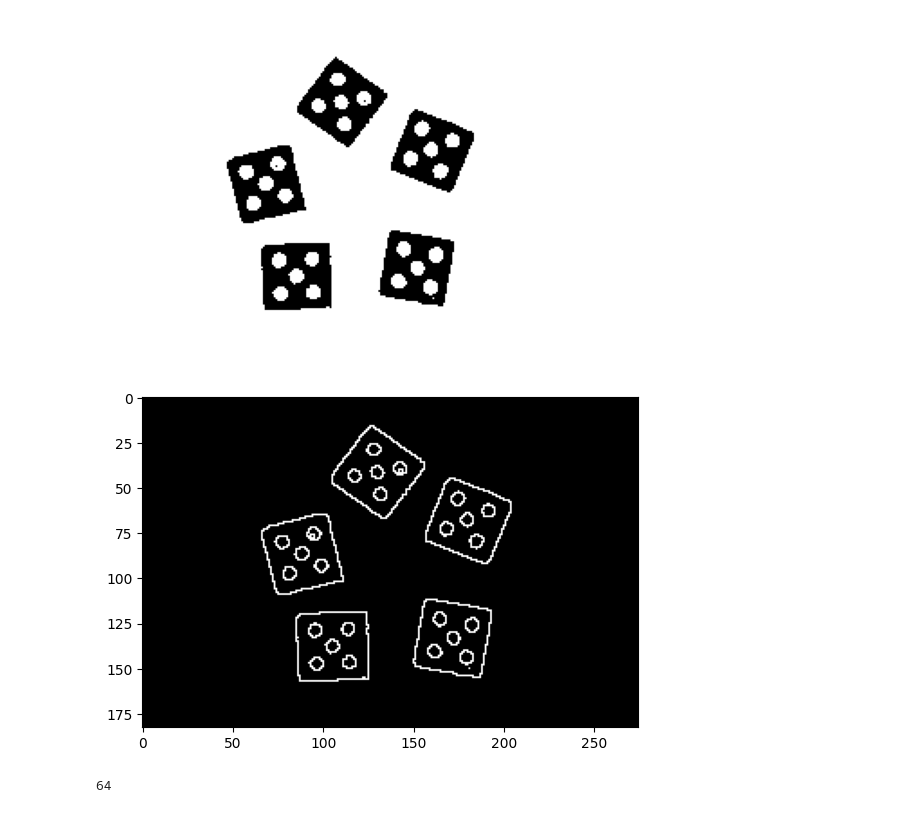
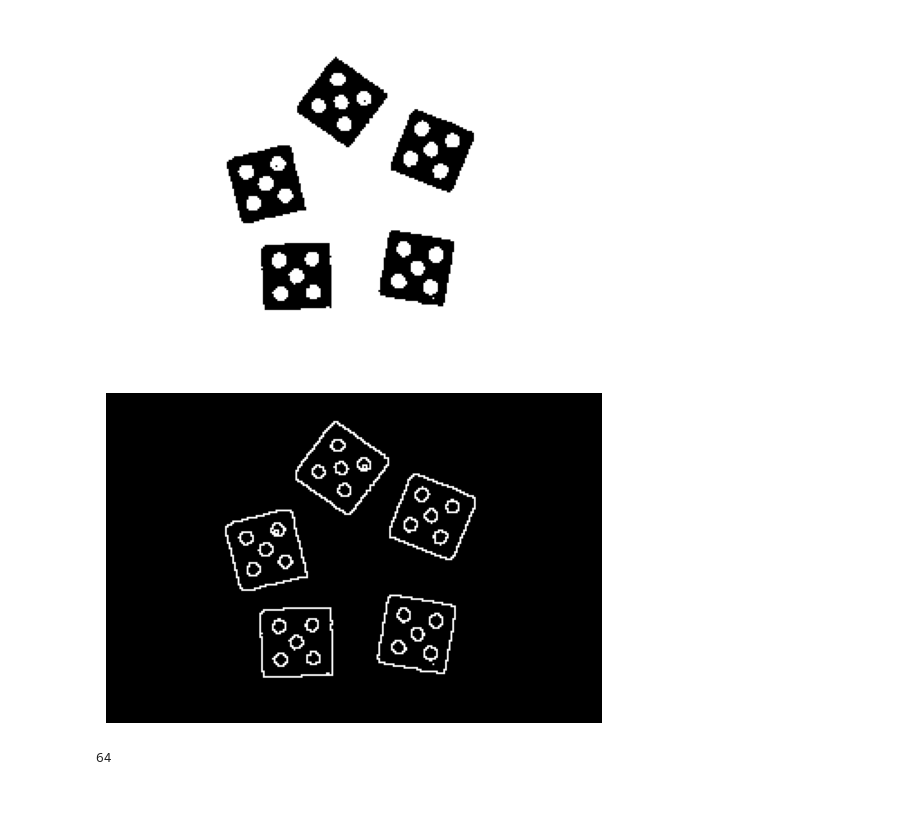
Before and after one commit to MahdiAhmadiKamal/PyLearn7-Image-Processing, a Jupyter notebook: PyLearn7-Assignment33/dice detector/dice_detector.ipynb, the cells around one changed output. Saved outputs shown, nothing was run; the diff lists cells and outputs as text; code cells hidden in the pictures.

```diff
--- a/PyLearn7-Assignment33/dice detector/dice_detector.ipynb
+++ b/PyLearn7-Assignment33/dice detector/dice_detector.ipynb
@@ -26,13 +26,14 @@ plt.show()
 # %%
 kernel = np.array([[-1 , -1 , -1],
                    [-1 ,  8 , -1],
                    [-1 , -1 , -1]])
 
 img_dice_edge = cv2.filter2D(img_dice_trsh,-1,kernel)
+plt.axis("off")
 plt.imshow(img_dice_edge, cmap='gray')
 plt.show()
 # %% [output]
-[figure, old version]
+[figure, new version]
 # %%
 contours, _ = cv2.findContours(img_dice_edge, cv2.RETR_LIST, cv2.CHAIN_APPROX_SIMPLE)
 len(contours)
```
Also changed, not shown: parts of 2 cells of this notebook, 9 other files.
